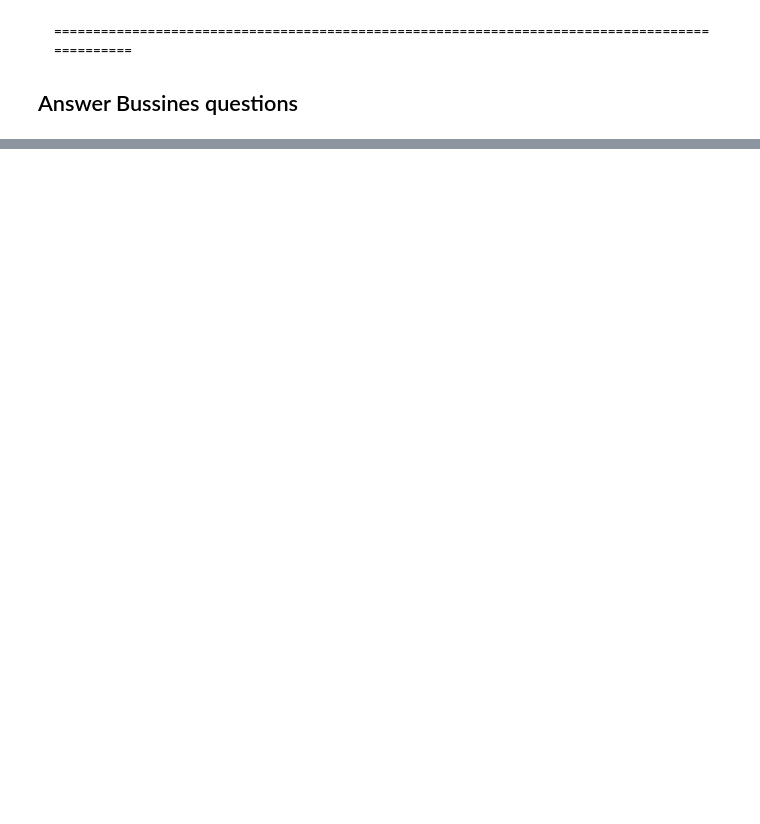
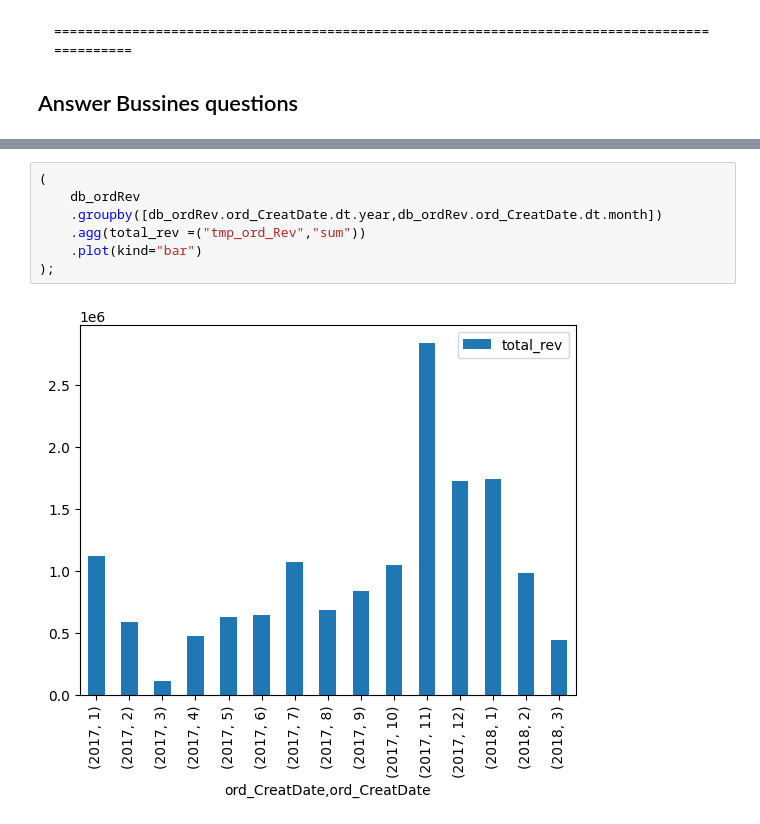
Before and after one commit to JacquelineBashta/DataStorytelling_Pandas_Matlibplot, a Jupyter notebook: Solve_Bussiness_Q.ipynb, the cells around one changed output, grey strips where cells are left out. Drawn from its saved outputs; the diff is of its cells as text; blank space fills up the shorter version.

```diff
--- a/Solve_Bussiness_Q.ipynb
+++ b/Solve_Bussiness_Q.ipynb
@@ -62,0 +163,9 @@ check for orders of 1 orderlines if totalpaid == unit price * quantity
+# %%
+(
+    db_ordRev
+    .groupby([db_ordRev.ord_CreatDate.dt.year,db_ordRev.ord_CreatDate.dt.month])
+    .agg(total_rev =("tmp_ord_Rev","sum"))
+    .plot(kind="bar")
+);
+# %% [output]
+[figure, added]
```
Also changed, not shown: parts of 101 cells of this notebook, 2 other files.
